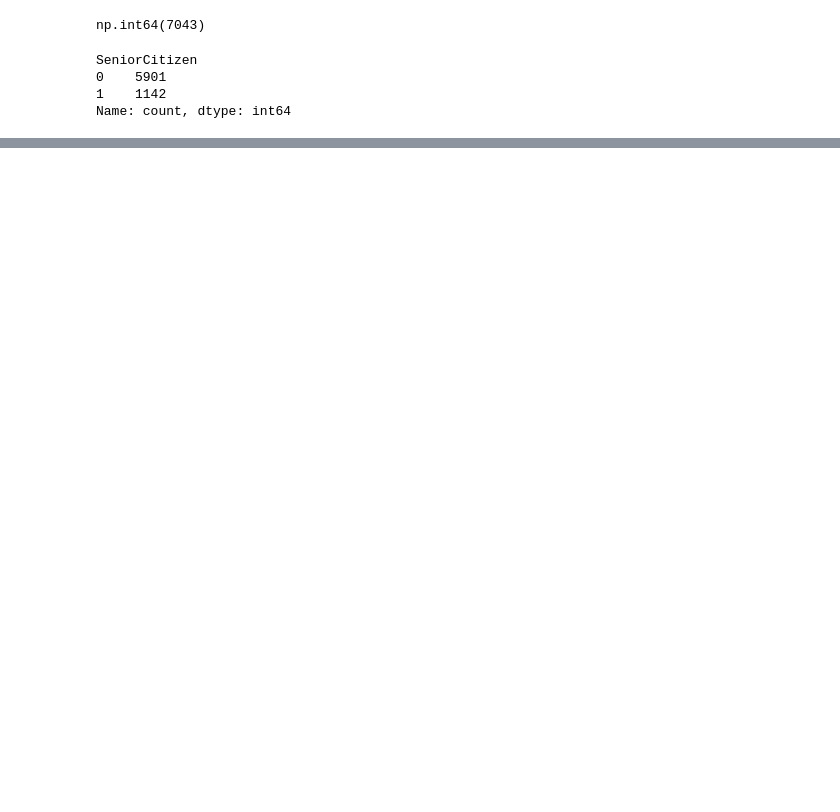
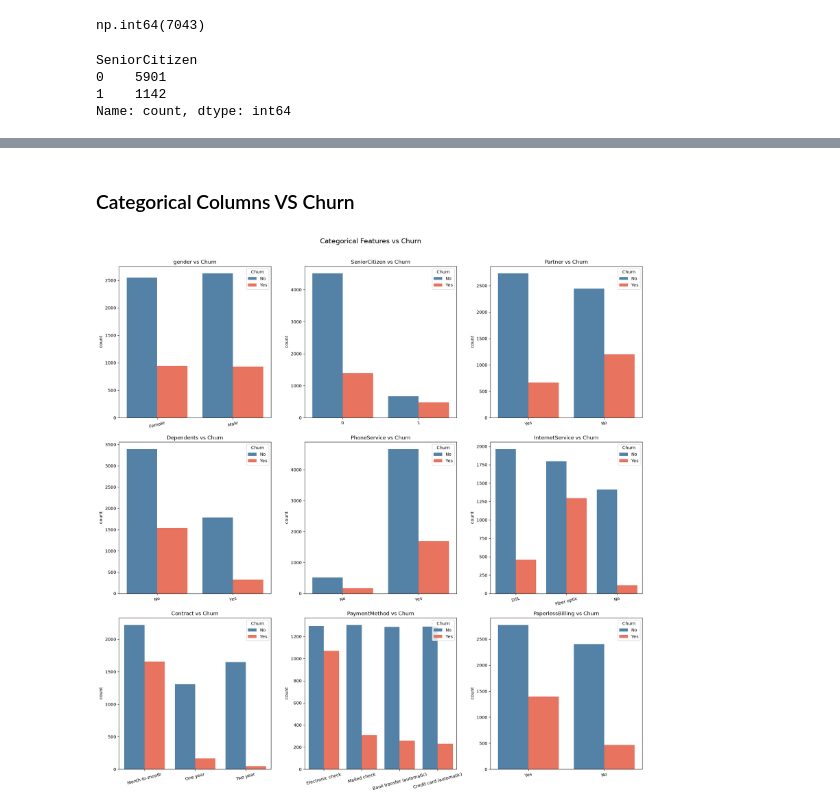
Before and after one commit to Anujjadaun97/Telco-Customer-Churn-Prediction, a Jupyter notebook: notebooks/01_data_cleaning.ipynb, the cells around one changed output, grey strips where cells are left out. Drawn from its saved outputs; the diff is of its cells as text; code cells hidden in the pictures; blank space fills up the shorter version.

```diff
--- a/notebooks/01_data_cleaning.ipynb
+++ b/notebooks/01_data_cleaning.ipynb
@@ -220,0 +246,21 @@ np.int64(5901)
+# %% [markdown]
+### Categorical Columns VS Churn
+# %%
+cat_cols = ['gender', 'SeniorCitizen', 'Partner', 'Dependents',
+            'PhoneService', 'InternetService', 'Contract',
+            'PaymentMethod', 'PaperlessBilling']
+
+fig, axes = plt.subplots(3, 3, figsize=(18, 18))
+axes = axes.flatten()
+
+for i, col in enumerate(cat_cols):
+    sns.countplot(data=df, x=col, hue='Churn', palette=['steelblue', 'tomato'], ax=axes[i])
+    axes[i].set_title(f'{col} vs Churn')
+    axes[i].set_xlabel('')
+    axes[i].tick_params(axis='x', rotation=15)
+
+plt.suptitle('Categorical Features vs Churn', fontsize=16, y=1.01)
+plt.tight_layout()
+plt.show()
+# %% [output]
+[figure, added]
```
Also changed, not shown: parts of 14 cells of this notebook.
